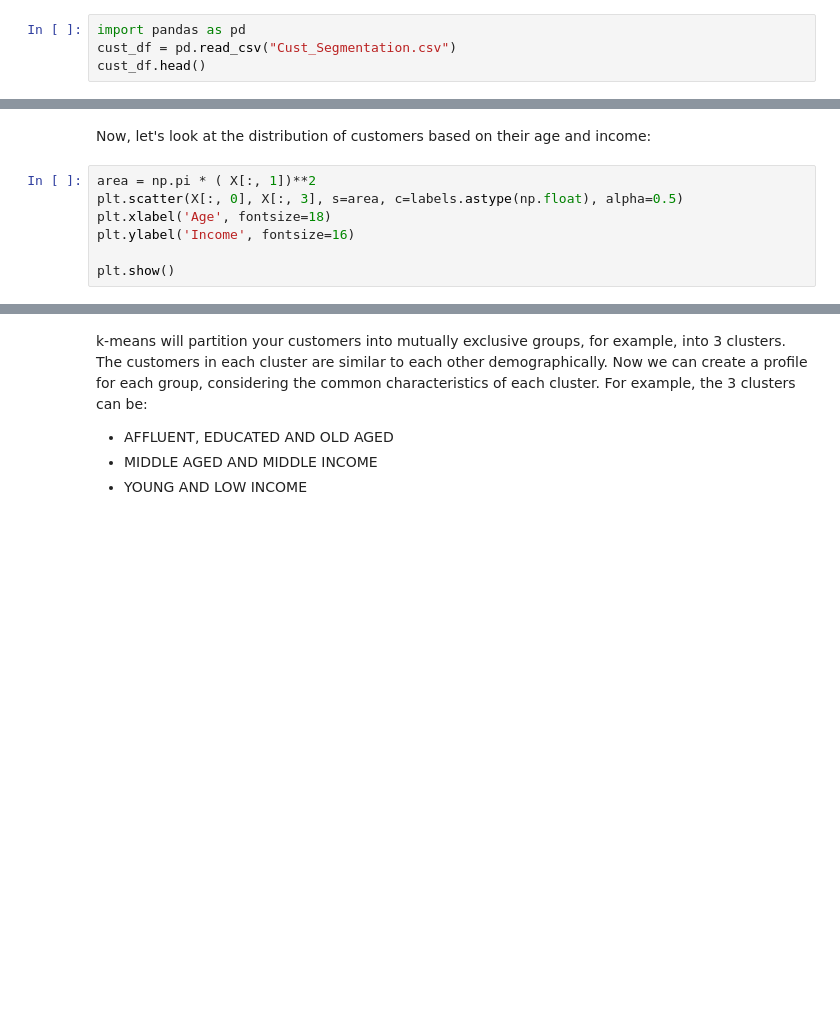
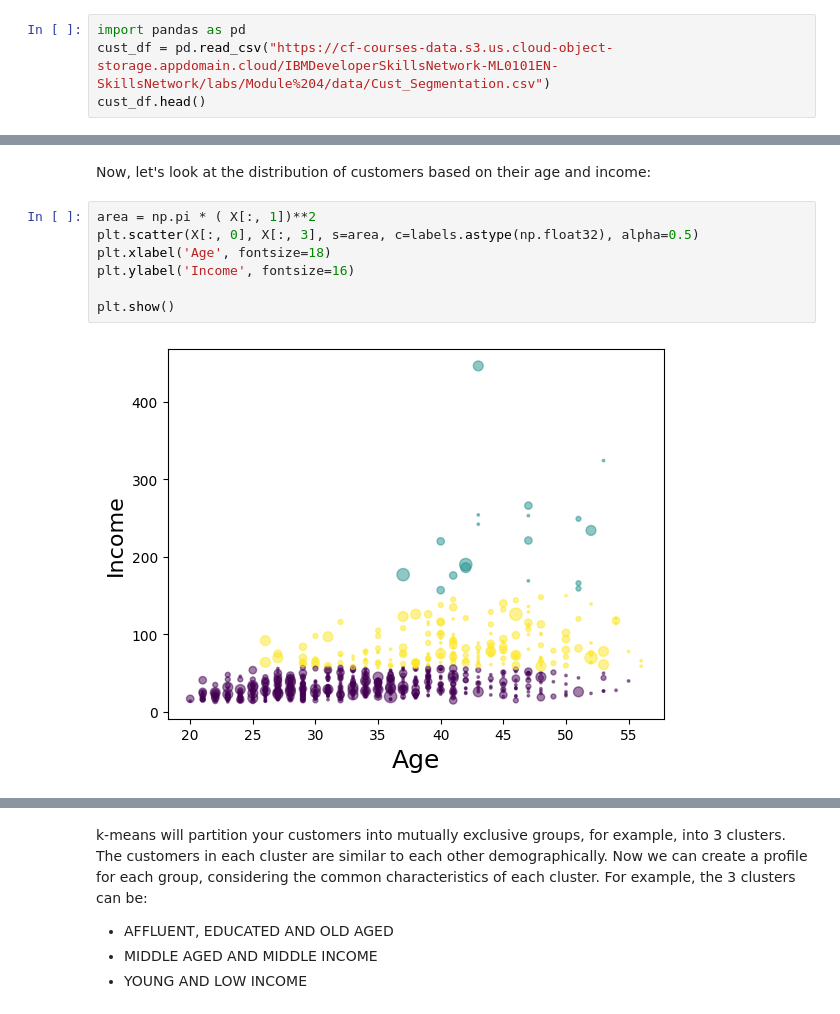
Before and after one commit to nadiastoyanova/lab-k-means-clustering, a Jupyter notebook: lab-k-means-clustering.ipynb, the cells around one changed output, grey strips where cells are left out. Drawn from its saved outputs; the diff is of its cells as text; blank space fills up the shorter version.

```diff
--- a/lab-k-means-clustering.ipynb
+++ b/lab-k-means-clustering.ipynb
@@ -237,5 +303,5 @@ filename ="Cust_Segmentation.csv"
 we create a pandas dataframe
 # %%
 import pandas as pd
-cust_df = pd.read_csv("Cust_Segmentation.csv")
+cust_df = pd.read_csv("https://cf-courses-data.s3.us.cloud-object-storage.appdomain.cloud/IBMDeveloperSkillsNetwork-ML0101EN-SkillsNetwork/labs/Module%204/data/Cust_Segmentation.csv")
 cust_df.head()
@@ -283,11 +416,13 @@ df.groupby('Clus_km').mean()
 Now, let's look at the distribution of customers based on their age and income:
 # %%
 area = np.pi * ( X[:, 1])**2
-plt.scatter(X[:, 0], X[:, 3], s=area, c=labels.astype(np.float), alpha=0.5)
+plt.scatter(X[:, 0], X[:, 3], s=area, c=labels.astype(np.float32), alpha=0.5)
 plt.xlabel('Age', fontsize=18)
 plt.ylabel('Income', fontsize=16)
 
 plt.show()
+# %% [output]
+[figure, added]
 # %%
 from mpl_toolkits.mplot3d import Axes3D
 fig = plt.figure(1, figsize=(8, 6))
```
Also changed, not shown: parts of 16 cells of this notebook.
